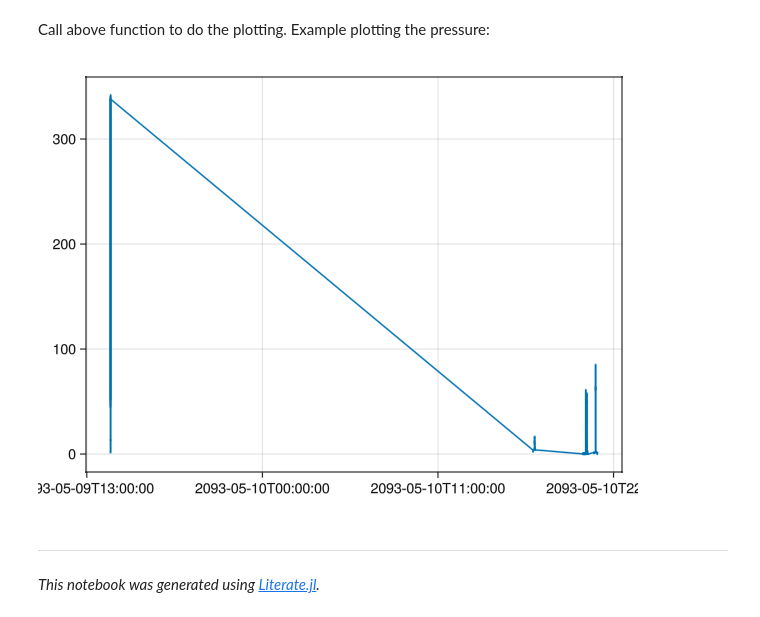
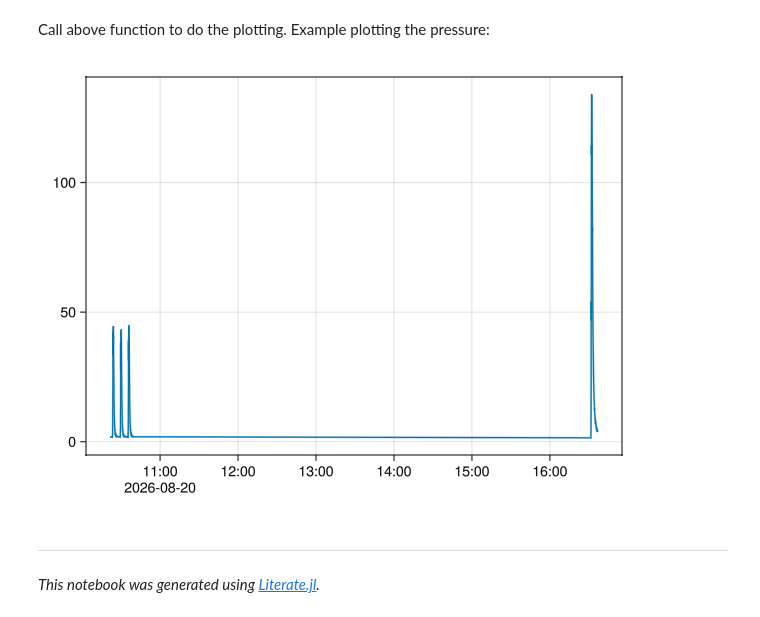
Before and after one commit to eth-vaw-glaciology/GlacierHydroFieldcourse.jl, a Jupyter notebook: notebooks/quick_data_visualisation.ipynb, the cells around one changed output. Saved outputs shown, nothing was run; the diff lists cells and outputs as text; code cells hidden in the pictures.

```diff
--- a/notebooks/quick_data_visualisation.ipynb
+++ b/notebooks/quick_data_visualisation.ipynb
@@ -42,10 +42,10 @@ Main.var"##238".plotit
 # %% [markdown]
 Call above function to do the plotting.  Example plotting the pressure:
 # %%
-plotit("../data/raw/example/205145-10mH2O_25_08_2021-09_00_00.CSV", :CTD, :press)
+plotit("../data/raw/example/205145-300mH2O_2026-08-20.csv", :CTD, :press)
 plotit("../data/raw/example-WTW/AD422041.CSV", :WTW, :cond)
 # %% [output]
-[figure, old version]
+[figure, new version]
 # %% [markdown]
 ---
 
```
Also changed, not shown: parts of 1 cell of this notebook, 22 other files.
